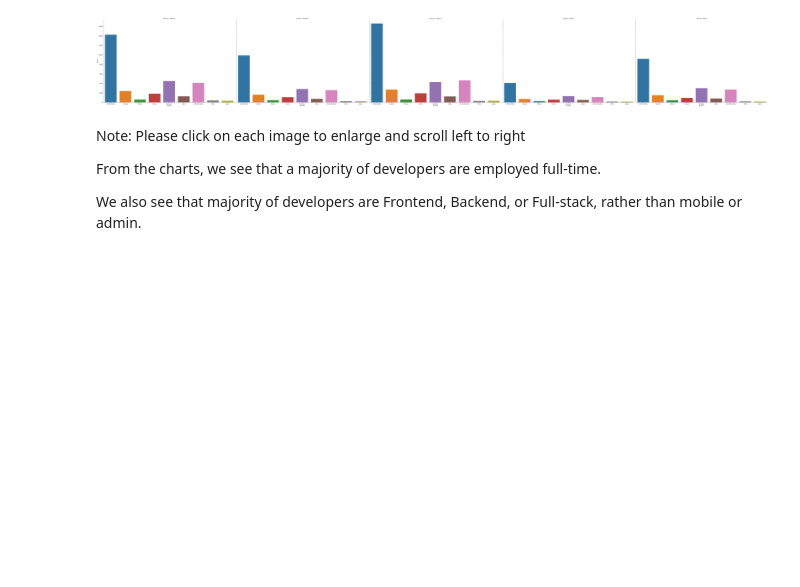
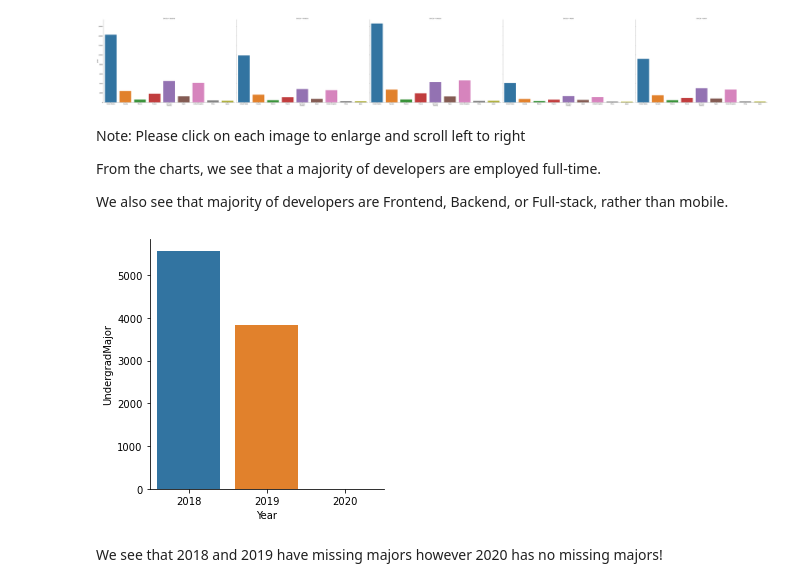
Before and after one commit to aanand2048/StackOverflowData, a Jupyter notebook: Stack Overflow Analysis.ipynb, the cells around one changed output. Drawn from its saved outputs; the diff is of its cells as text; code cells hidden in the pictures; blank space fills up the shorter version.

```diff
--- a/Stack Overflow Analysis.ipynb
+++ b/Stack Overflow Analysis.ipynb
@@ -248,4 +255,18 @@ Note: Please click on each image to enlarge and scroll left to right
 
 From the charts, we see that a majority of developers are employed full-time.
 
-We also see that majority of developers are Frontend, Backend, or Full-stack, rather than mobile or admin.
+We also see that majority of developers are Frontend, Backend, or Full-stack, rather than mobile.
+# %%
+# Check the educational backgroun
+
+missing_major = stack['UndergradMajor'].isnull().groupby(stack['Year']).sum().reset_index() #subset of data with missing major
+
+sns.catplot(x="Year", y="UndergradMajor",
+                data=missing_major, kind="bar",
+                height=4, aspect=1);
+plt.show()
+plt.close()
+# %% [output]
+[figure, added]
+# %% [markdown]
+We see that 2018 and 2019 have missing majors however 2020 has no missing majors!
```
Also changed, not shown: parts of 13 cells of this notebook.
